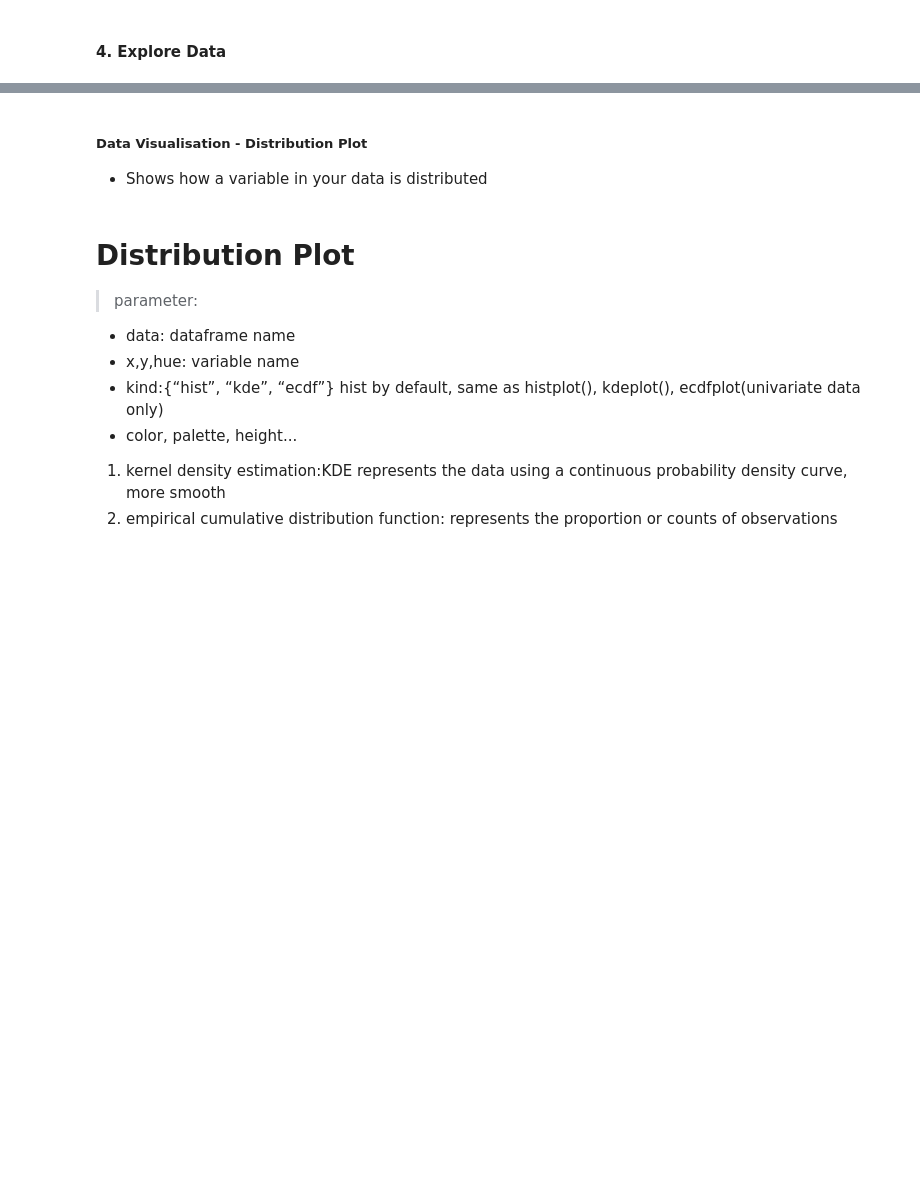
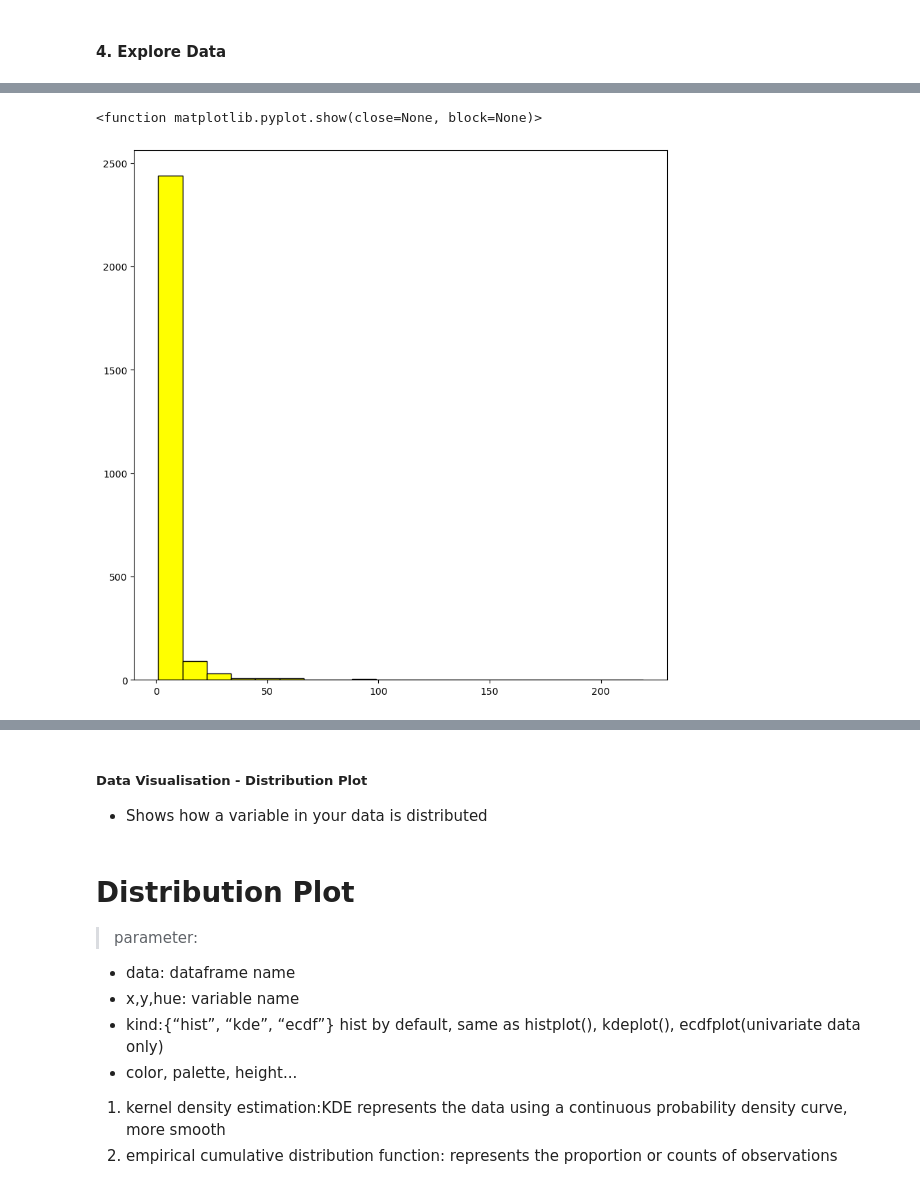
Before and after one commit to DACSIM/DSA-Curriculum, a Jupyter notebook: DSA-002-Python_Recap_EDA_and_ML_introduction/DS_2024_Python_EDA_Recap_[Blank].ipynb, the cells around one changed output, grey strips where cells are left out. Cells and saved outputs as stored; diff of their text form; code cells hidden in the pictures; blank space fills up the shorter version.

```diff
--- a/DSA-002-Python_Recap_EDA_and_ML_introduction/DS_2024_Python_EDA_Recap_[Blank].ipynb
+++ b/DSA-002-Python_Recap_EDA_and_ML_introduction/DS_2024_Python_EDA_Recap_[Blank].ipynb
@@ -66,0 +218,7 @@
+# %%
+fig,ax = plt.subplots(figsize = (10,10))
+ax.hist(forbes.networth, bins = 20, edgecolor = 'black', color = 'yellow')
+plt.show
+# %% [output]
+<function matplotlib.pyplot.show(close=None, block=None)>
+[figure, added]
```
Also changed, not shown: parts of 35 cells of this notebook, 2 other files.
